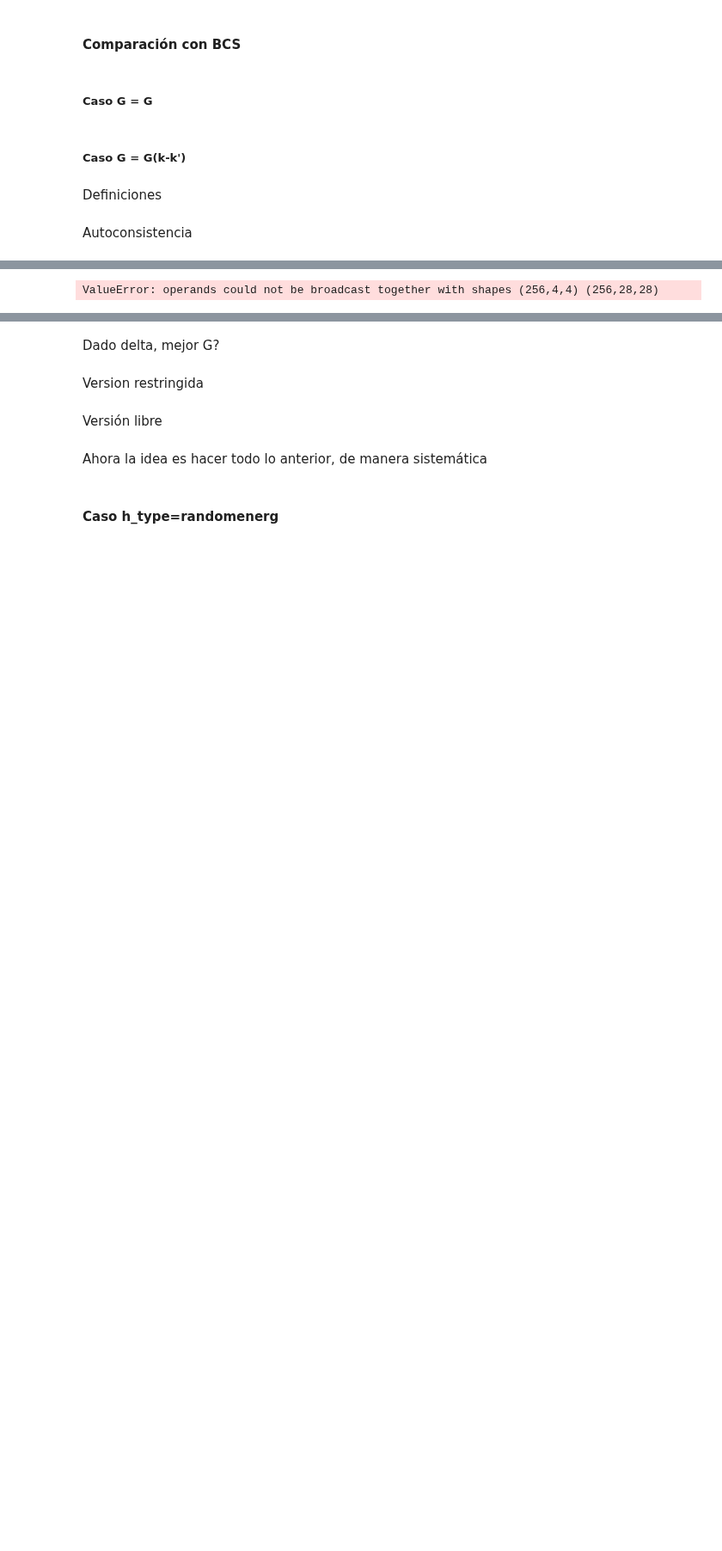
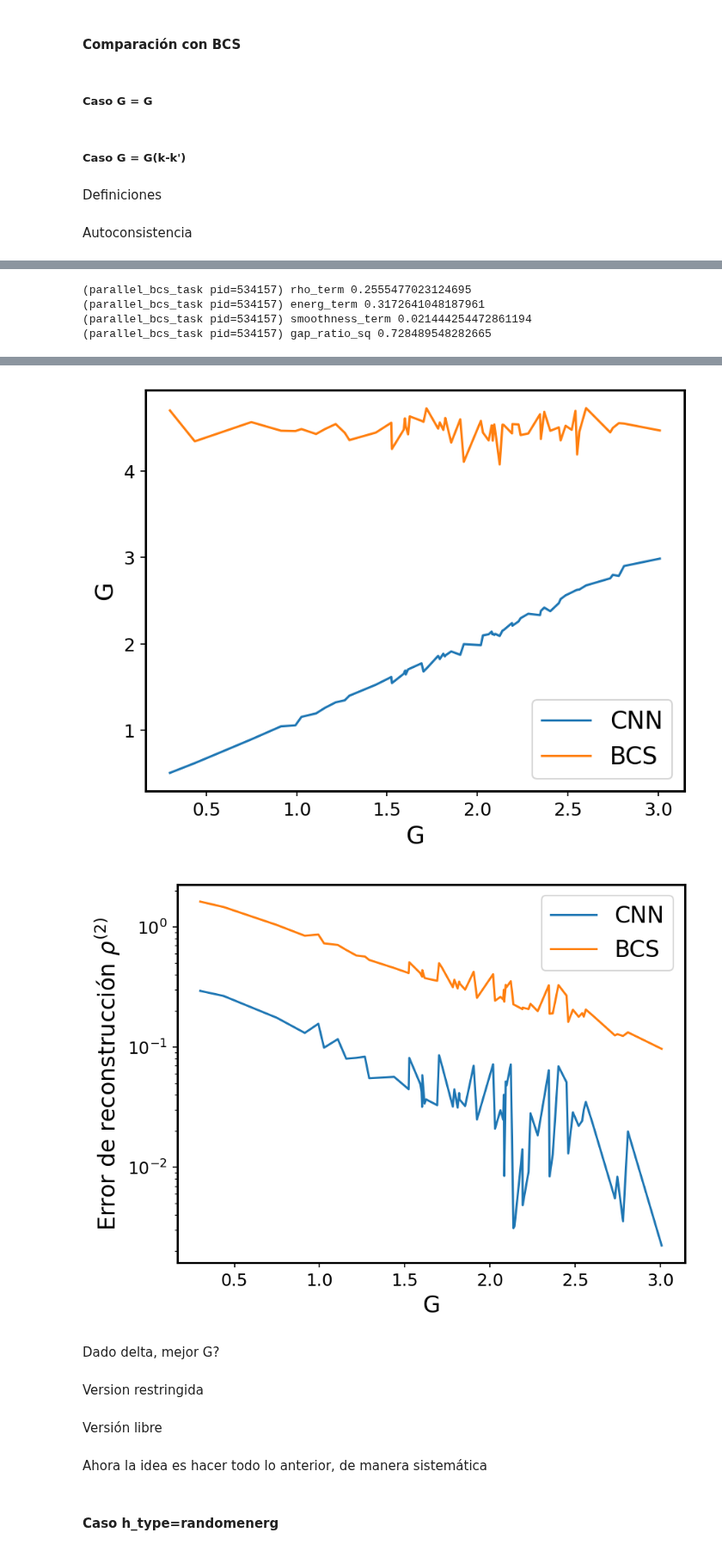
Before and after one commit to aguschanchu/FermionicML, a Jupyter notebook: FermionicML_thermal_2body.ipynb, the cells around one changed output, grey strips where cells are left out. Shown at 86% size. Saved outputs shown, nothing was run; the diff lists cells and outputs as text; code cells hidden in the pictures; blank space fills up the shorter version.

```diff
--- a/FermionicML_thermal_2body.ipynb
+++ b/FermionicML_thermal_2body.ipynb
@@ -397,7 +390,7 @@ def state_energy(state, h_arr):
 # %% [markdown]
 Configuramos, y creamos los arrays pertinentes
 # %%
-d = 8
+d = 12
 num = d//2 # En caso de ser None, es GC
 pairs = False
 
@@ -516,7 +502,7 @@ class GGenerator:
         self.opsize = self.opsize_()
         self.indices = tf.constant(self.indices_(), dtype=tf.int32)
         # Algunos valores hardcodeados
-        self.vrepeat = 1 # Usado para el caso vect
+        self.vrepeat = 2 # Usado para el caso vect
         self.ph = 2.5 # Usado para randomenerg
         self.justenerg = True # Usado para randomenerg
 
@@ -624,7 +610,7 @@ import cloudpickle
 
 # Config
 #num_samples = 1500
-gpu_batch_size = 256 # 256
+gpu_batch_size = 64 # 256
 u_energy_seed = np.array([np.repeat(np.arange(0, basis.num) - basis.num//2 + 1/2, 2) for _ in range(0,gpu_batch_size)]) # Semilla para H equiespaciado
 #en_batch = u_energy_seed
 
@@ -1048,7 +1034,7 @@ def create_g_loss(g_gen):
 # %% [markdown]
 ## Main exe
 # %%
-num_samples = 200000
+num_samples = 10000
 h_type = 'vect'
 g_init = 0.01
 g_stop = 2.5
@@ -1509,16 +1492,16 @@ predictions = model.predict(input_data)
 g_ids = np.array([np.linalg.norm(x) for x in actual_values]).argsort()
 predictions_sort = predictions[g_ids]
 g_true_sort = actual_values[g_ids]
+energy_sort = input_data[1].numpy()[g_ids]
 
 ray.shutdown()
 ray.init()
 @ray.remote
-def parallel_bcs_task(rho_i, m, state_type, beta, h_type):
-    return bcs_rho_g(rho_init, m, state_type=state_type, beta = beta, h_type=h_type, energy = actual_energy, just_delta = False)[0]
+def parallel_bcs_task(rho_i, m, state_type, beta, h_type, energy):
+    return bcs_rho_g(rho_init, m, state_type, beta, h_type, energy, just_delta = False)[0]
 
 rho_actual = input_data[0].numpy()[g_ids]
-rho_actual_list = [rho_actual[i] for i in range(gpu_batch_size)]
-futures = [parallel_bcs_task.remote(rho_i, basis.m, state_type, beta, h_type) for rho_i in rho_actual_list]
+futures = [parallel_bcs_task.remote(rho_actual[i], basis.m, state_type, beta, h_type, energy_sort[i]) for i in range(gpu_batch_size)]
 g_delta = []
 for future in tqdm(futures, total=len(futures)):
     g_delta.append(ray.get(future))
@@ -1548,7 +1531,7 @@ plt.legend()
 plt.show()
 
 # Grafico de \rho's
-rho_reconstruction_error = lambda g: np.linalg.norm(rho_actual-rho_reconstruction(g, h_type, state_type),axis=(1,2))
+rho_reconstruction_error = lambda g: np.linalg.norm(rho_actual-rho_reconstruction(g, h_type, state_type, input_type),axis=(1,2))
 plt.plot(norm(g_true_sort), rho_reconstruction_error(predictions_sort), label='CNN')
 plt.plot(norm(g_true_sort), rho_reconstruction_error(g_delta), label='BCS')
 plt.yscale("log")
@@ -1579 +1558,4 @@ plt.show()
-ValueError: operands could not be broadcast together with shapes (256,4,4) (256,28,28)
+(parallel_bcs_task pid=534157) rho_term 0.2555477023124695
+(parallel_bcs_task pid=534157) energ_term 0.3172641048187961
+(parallel_bcs_task pid=534157) smoothness_term 0.021444254472861194
+(parallel_bcs_task pid=534157) gap_ratio_sq 0.728489548282665
@@ -1580,3 +1567,5 @@ ValueError: operands could not be broadcast together with shapes (256,4,4) (256,
+[figure, added]
+[figure, added]
 # %%
 (rho_actual-rho_reconstruction(predictions_sort, h_type, state_type)).shape
 # %%
```
Also changed, not shown: parts of 8 cells of this notebook.
